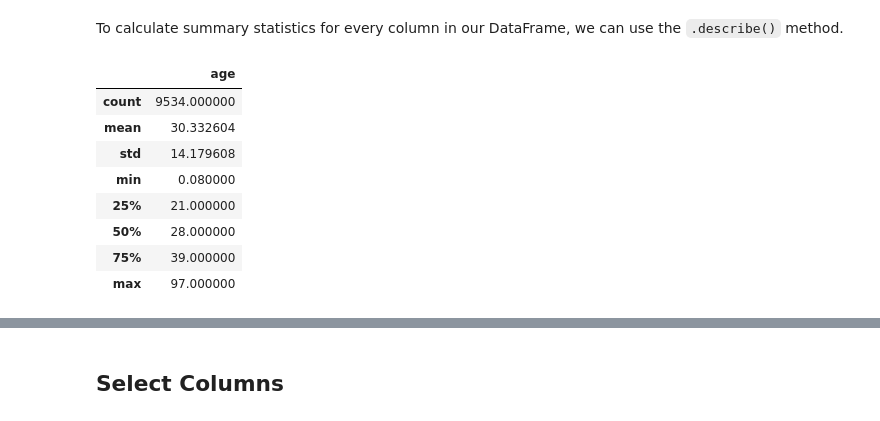
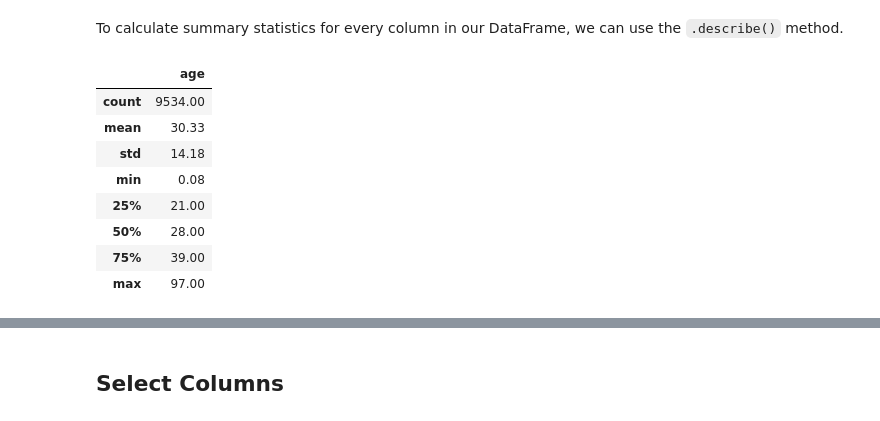
Before and after one commit to j-nila/SN1-notebook-1, a Jupyter notebook: Pandas-Basics.ipynb, the cells around one changed output, grey strips where cells are left out. Cells and saved outputs as stored; diff of their text form; code cells hidden in the pictures.

```diff
--- a/Pandas-Basics.ipynb
+++ b/Pandas-Basics.ipynb
@@ -170,14 +174,14 @@ This report will tell us how many non-null, or non-blank, values are in each col
 # %% [markdown]
 To calculate summary statistics for every column in our DataFrame, we can use the `.describe()` method.
 # %%
-bellevue_df.describe()
+bellevue_df.describe().round(2)
 # %% [output]
 |  | age |
-| count | 9534.000000 |
-| mean | 30.332604 |
-| std | 14.179608 |
-| min | 0.080000 |
-| 25% | 21.000000 |
-| 50% | 28.000000 |
-| 75% | 39.000000 |
-| max | 97.000000 |
+| count | 9534.00 |
+| mean | 30.33 |
+| std | 14.18 |
+| min | 0.08 |
+| 25% | 21.00 |
+| 50% | 28.00 |
+| 75% | 39.00 |
+| max | 97.00 |
```
Also changed, not shown: parts of 31 cells of this notebook.
